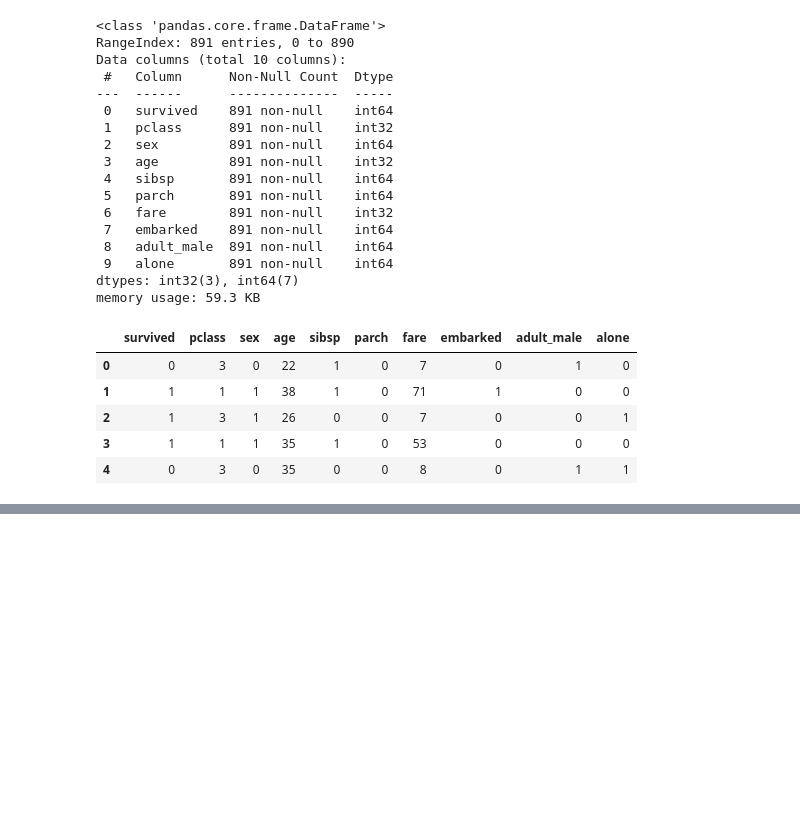
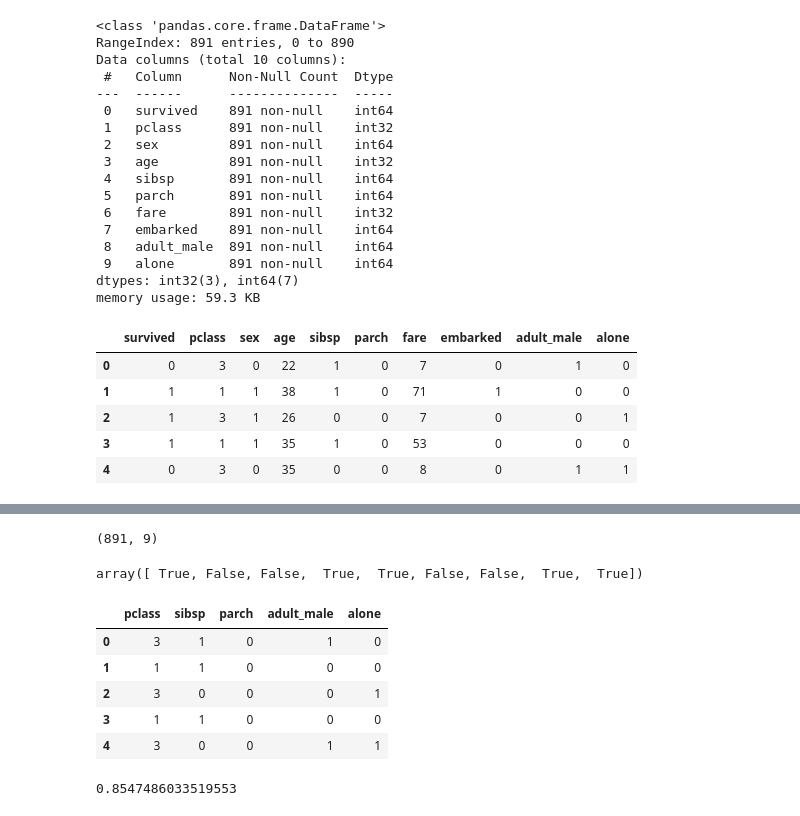
Before and after one commit to nayeemahmed24/Learning-Machine-Learning, a Jupyter notebook: Titanic/Titanic.ipynb, the cells around one changed output, grey strips where cells are left out. Cells and saved outputs as stored; diff of their text form; code cells hidden in the pictures; blank space fills up the shorter version.

```diff
--- a/Titanic/Titanic.ipynb
+++ b/Titanic/Titanic.ipynb
@@ -288,0 +282,5 @@ model.score(X_test,y_test)
+# %%
+from sklearn.feature_selection import RFE
+model = LogisticRegression(solver='lbfgs',max_iter=200)
+rfe = RFE(model,5,verbose = 1)
+rfe = rfe.fit(x,y)
@@ -288,0 +299,25 @@ model.score(X_test,y_test)
+# %%
+x.shape
+# %% [output]
+(891, 9)
+# %%
+rfe.support_
+# %% [output]
+array([ True, False, False,  True,  True, False, False,  True,  True])
+# %%
+xx = x[x.columns[rfe.support_]]
+xx.head()
+# %% [output]
+|  | pclass | sibsp | parch | adult_male | alone |
+| 0 | 3 | 1 | 0 | 1 | 0 |
+| 1 | 1 | 1 | 0 | 0 | 0 |
+| 2 | 3 | 0 | 0 | 0 | 1 |
+| 3 | 1 | 1 | 0 | 0 | 0 |
+| 4 | 3 | 0 | 0 | 1 | 1 |
+# %%
+X_train, X_test, y_train, y_test = train_test_split(xx,y,test_size = .2, random_state = 8,stratify = y)
+model = LogisticRegression(solver = 'lbfgs', max_iter = 200)
+model.fit(X_train,y_train)
+model.score(X_test,y_test)
+# %% [output]
+0.8547486033519553
```
Also changed, not shown: parts of 6 cells of this notebook.
